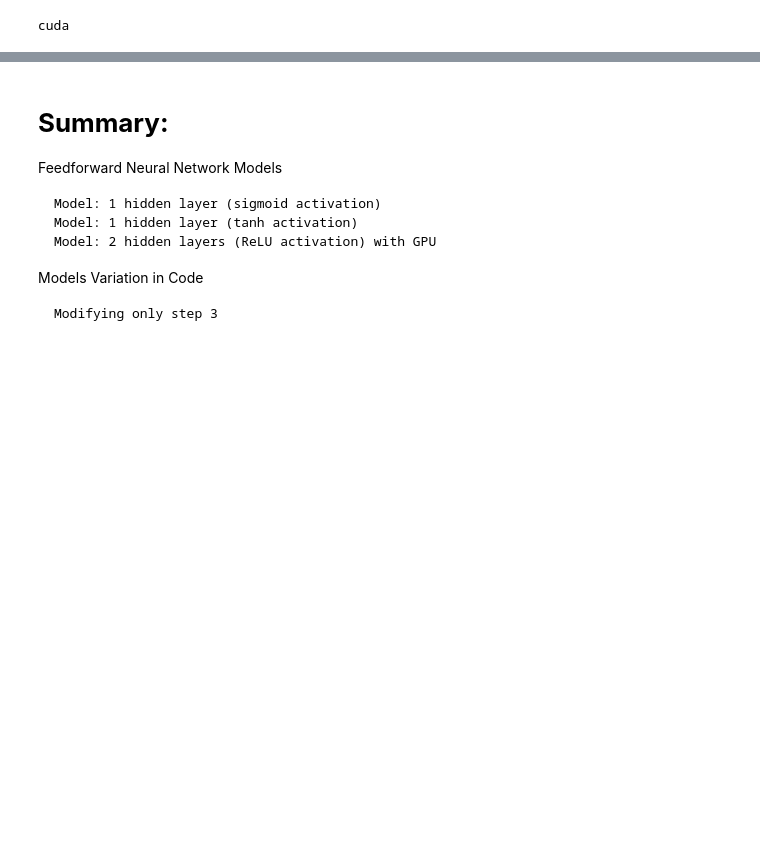
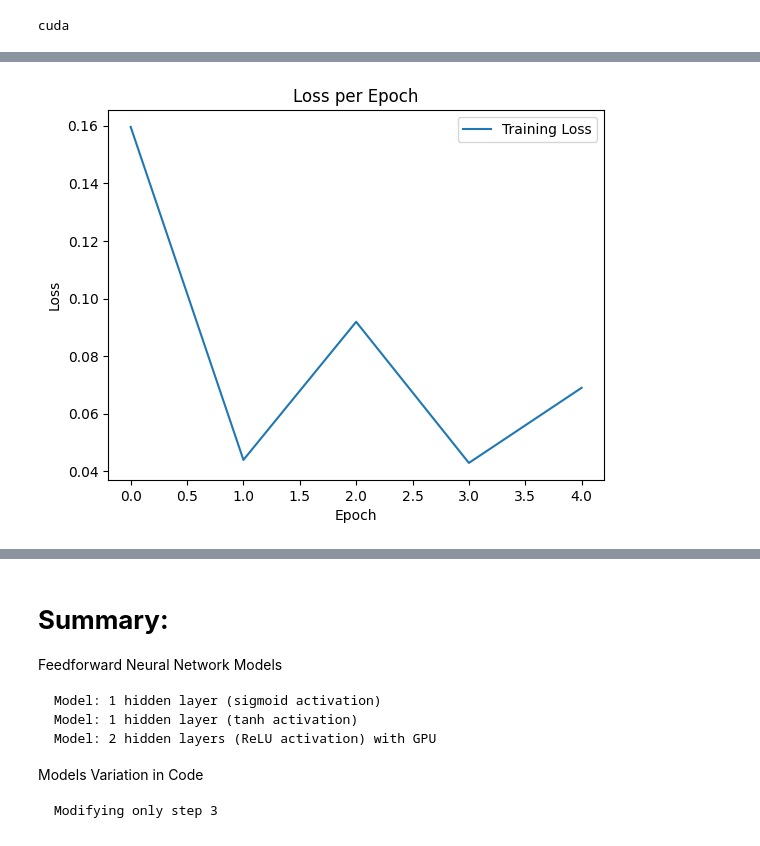
Before and after one commit to ainimesh/AIML-Coding-Lab-Material, a Jupyter notebook: Basics_of_NN_Pytorch.ipynb, the cells around one changed output, grey strips where cells are left out. Cells and saved outputs as stored; diff of their text form; code cells hidden in the pictures; blank space fills up the shorter version.

```diff
--- a/Basics_of_NN_Pytorch.ipynb
+++ b/Basics_of_NN_Pytorch.ipynb
@@ -495,6 +541,8 @@ optimizer = torch.optim.SGD(model.parameters(), lr=learning_rate)
 total_size = len(train_loader)
 print(total_size)
 # Train the model
+
+losses3 = []
 for epoch in range(num_epochs):
     for i,(images,labels) in enumerate(train_loader,0):
         images = images.view(-1, 28*28).requires_grad_().to(device)
@@ -517,5 +565,7 @@ for epoch in range(num_epochs):
 
         if (i+1)%500==0:
             print("Epoch {}/{} : Loss {:.4f}".format(epoch+1,num_epochs,loss))
+
+    losses3.append(loss.item())
 # %% [output]
 600
@@ -533,3 +577,7 @@ Epoch 5/5 : Loss 0.0420
+# %%
+plot_loss(losses3)
+# %% [output]
+[figure, added]
 # %%
 # test the model
 with torch.no_grad():
```
Also changed, not shown: parts of 15 cells of this notebook, 1 other file.
